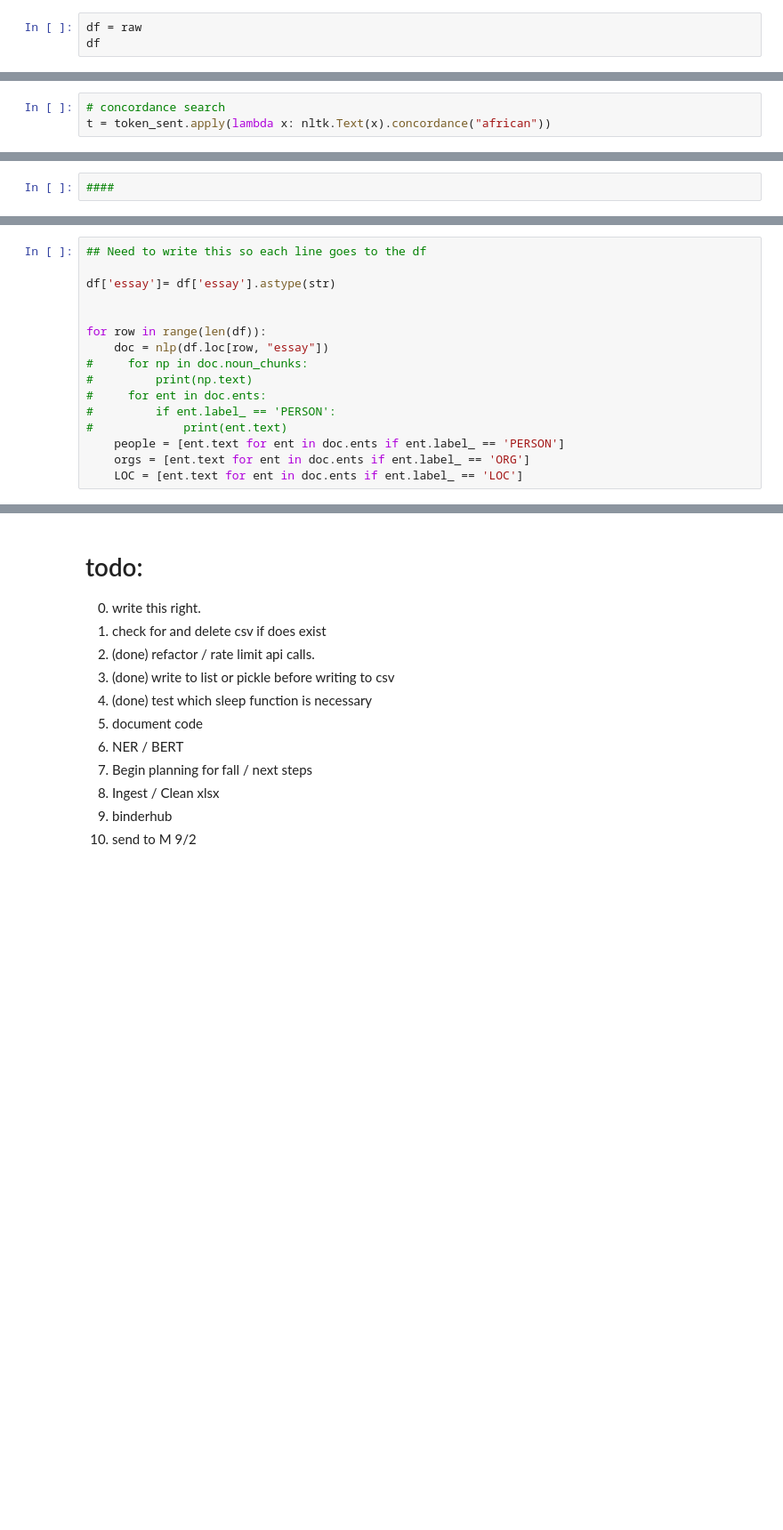
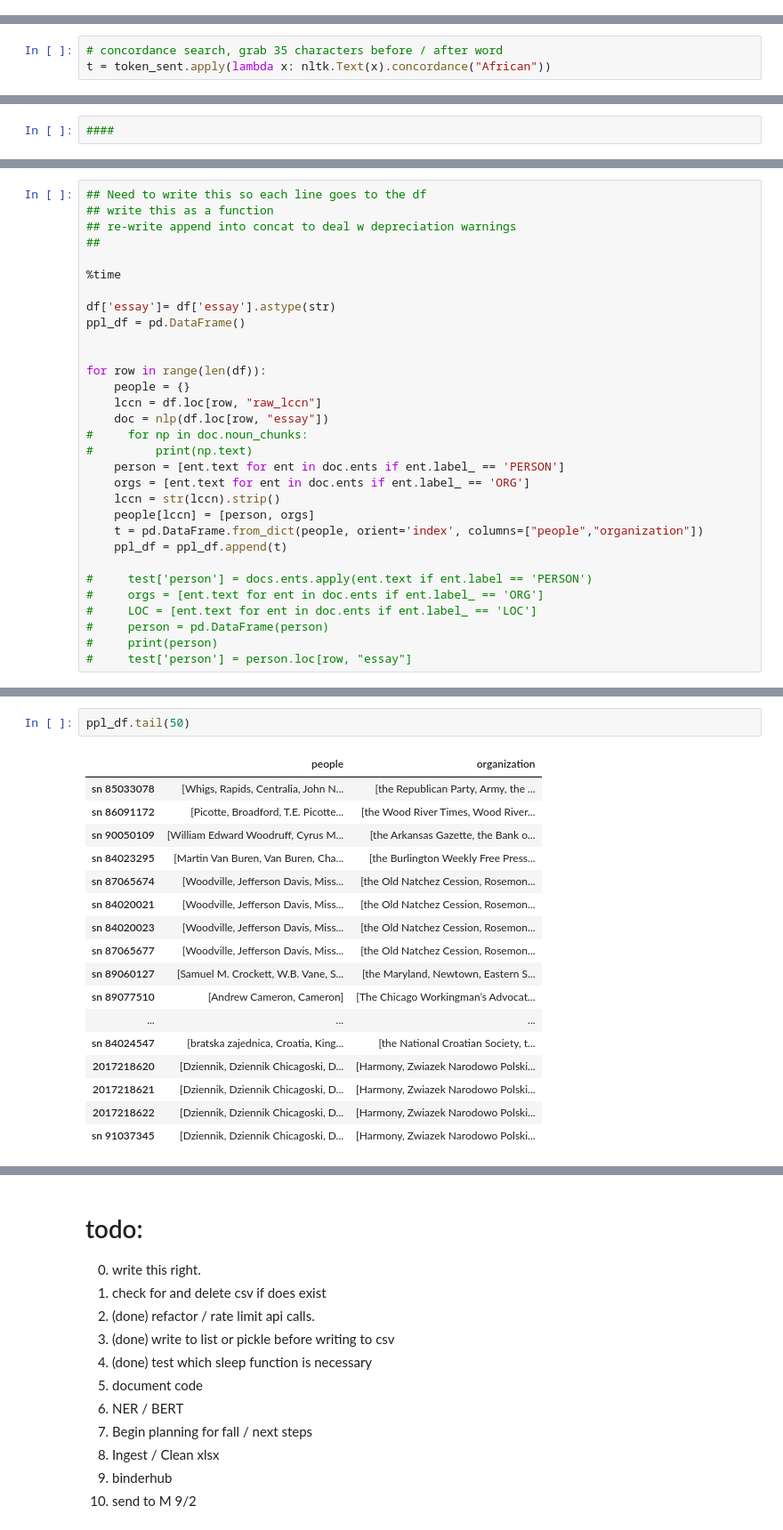
Before and after one commit to danieljohnevans/chronamdatasets, a Jupyter notebook: analysis.ipynb, the cells around one changed output, grey strips where cells are left out. Shown: that part at 89% size. Drawn from its saved outputs; the diff is of its cells as text; blank space fills up the shorter version.

```diff
--- a/analysis.ipynb
+++ b/analysis.ipynb
@@ -27,3 +43,0 @@ raw
-# %%
-df = raw
-df
@@ -170,8 +144,8 @@ t
 3679    0
 Name: essay, Length: 3680, dtype: int64
 # %%
-# concordance search
-t = token_sent.apply(lambda x: nltk.Text(x).concordance("african"))
+# concordance search, grab 35 characters before / after word
+t = token_sent.apply(lambda x: nltk.Text(x).concordance("African"))
 # %% [output]
 Displaying 1 of 1 matches:
  included : the establishment of an African American school , called Ferguson A
@@ -257,17 +171,32 @@ nlp = spacy.load("en_core_web_sm")
 # %%
 ## Need to write this so each line goes to the df
+## write this as a function
+## re-write append into concat to deal w depreciation warnings
+##
+
+%time
 
 df['essay']= df['essay'].astype(str)
+ppl_df = pd.DataFrame()
 
 
 for row in range(len(df)):
+    people = {}
+    lccn = df.loc[row, "raw_lccn"]
     doc = nlp(df.loc[row, "essay"])
 #     for np in doc.noun_chunks:
 #         print(np.text)
-#     for ent in doc.ents:
-#         if ent.label_ == 'PERSON':
-#             print(ent.text)
-    people = [ent.text for ent in doc.ents if ent.label_ == 'PERSON']
+    person = [ent.text for ent in doc.ents if ent.label_ == 'PERSON']
     orgs = [ent.text for ent in doc.ents if ent.label_ == 'ORG']
-    LOC = [ent.text for ent in doc.ents if ent.label_ == 'LOC']
+    lccn = str(lccn).strip()
+    people[lccn] = [person, orgs]
+    t = pd.DataFrame.from_dict(people, orient='index', columns=["people","organization"])
+    ppl_df = ppl_df.append(t)
+
+#     test['person'] = docs.ents.apply(ent.text if ent.label == 'PERSON')
+#     orgs = [ent.text for ent in doc.ents if ent.label_ == 'ORG']
+#     LOC = [ent.text for ent in doc.ents if ent.label_ == 'LOC']
+#     person = pd.DataFrame(person)
+#     print(person)
+#     test['person'] = person.loc[row, "essay"]
 # %% [output]
@@ -291,0 +205,20 @@ KeyboardInterrupt:
+# %%
+ppl_df.tail(50)
+# %% [output]
+|  | people | organization |
+| sn 85033078 | [Whigs, Rapids, Centralia, John N... | [the Republican Party, Army, the ... |
+| sn 86091172 | [Picotte, Broadford, T.E. Picotte... | [the Wood River Times, Wood River... |
+| sn 90050109 | [William Edward Woodruff, Cyrus M... | [the Arkansas Gazette, the Bank o... |
+| sn 84023295 | [Martin Van Buren, Van Buren, Cha... | [the Burlington Weekly Free Press... |
+| sn 87065674 | [Woodville, Jefferson Davis, Miss... | [the Old Natchez Cession, Rosemon... |
+| sn 84020021 | [Woodville, Jefferson Davis, Miss... | [the Old Natchez Cession, Rosemon... |
+| sn 84020023 | [Woodville, Jefferson Davis, Miss... | [the Old Natchez Cession, Rosemon... |
+| sn 87065677 | [Woodville, Jefferson Davis, Miss... | [the Old Natchez Cession, Rosemon... |
+| sn 89060127 | [Samuel M. Crockett, W.B. Vane, S... | [the Maryland, Newtown, Eastern S... |
+| sn 89077510 | [Andrew Cameron, Cameron] | [The Chicago Workingman’s Advocat... |
+| ... | ... | ... |
+| sn 84024547 | [bratska zajednica, Croatia, King... | [the National Croatian Society, t... |
+| 2017218620 | [Dziennik, Dziennik Chicagoski, D... | [Harmony, Zwiazek Narodowo Polski... |
+| 2017218621 | [Dziennik, Dziennik Chicagoski, D... | [Harmony, Zwiazek Narodowo Polski... |
+| 2017218622 | [Dziennik, Dziennik Chicagoski, D... | [Harmony, Zwiazek Narodowo Polski... |
+| sn 91037345 | [Dziennik, Dziennik Chicagoski, D... | [Harmony, Zwiazek Narodowo Polski... |
```
Also changed, not shown: parts of 30 cells of this notebook, 1 other file.
